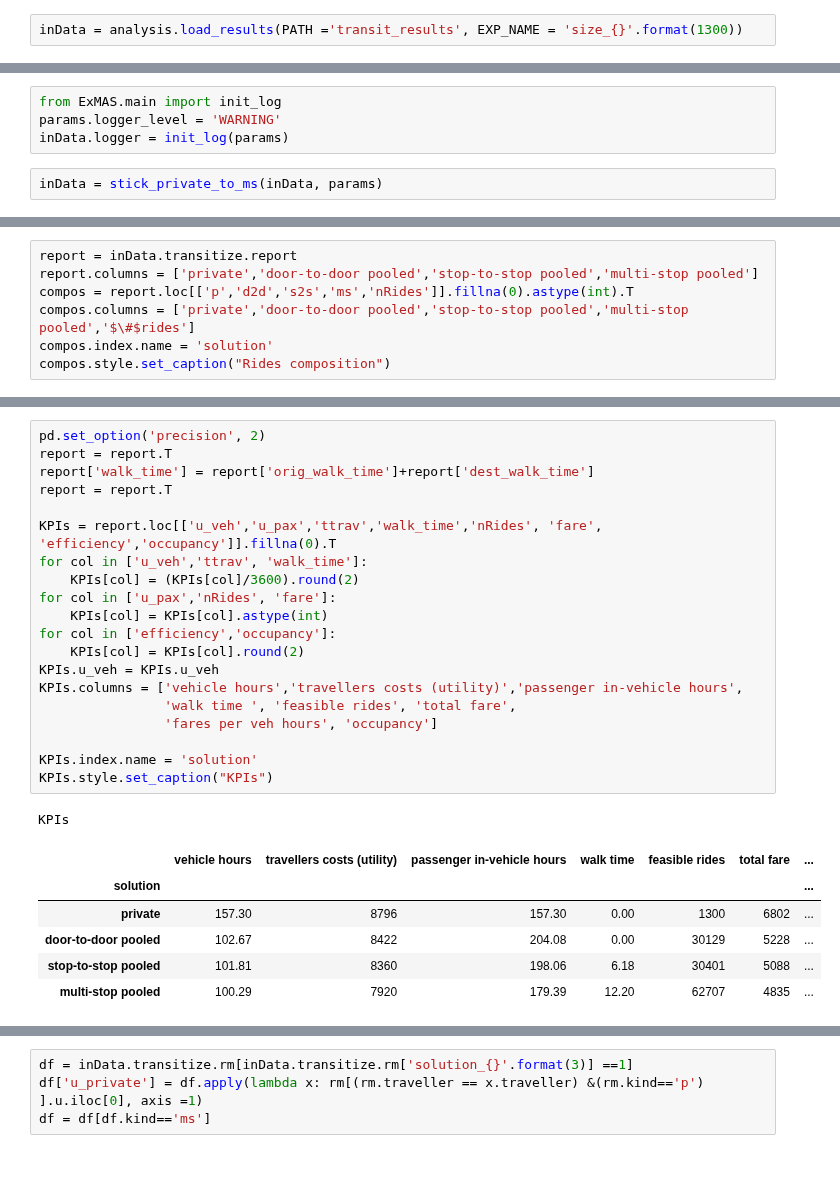
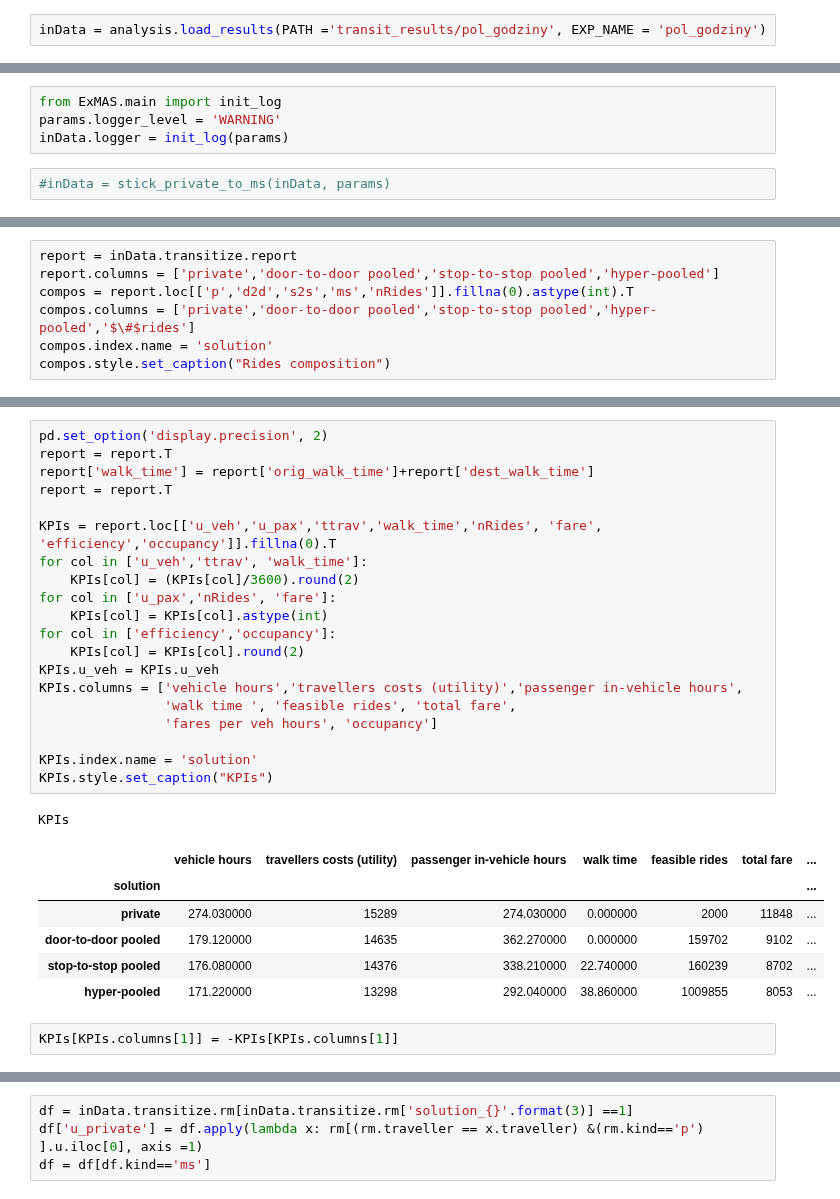
Before and after one commit to RafalKucharskiPK/ExMAS, a Jupyter notebook: ExMAS/spinoffs/tndp/ExExMAS_results.ipynb, the cells around one changed output, grey strips where cells are left out. Saved outputs shown, nothing was run; the diff lists cells and outputs as text; blank space fills up the shorter version.

```diff
--- a/ExMAS/spinoffs/tndp/ExExMAS_results.ipynb
+++ b/ExMAS/spinoffs/tndp/ExExMAS_results.ipynb
@@ -25,7 +27,7 @@ os.environ["PATH"] += os.pathsep + '/Library/TeX/texbin'
 # %%
 params = ExMAS.utils.get_config('ExMAS/data/configs/transit.json')  # load the default
 # %%
-inData = analysis.load_results(PATH ='transit_results', EXP_NAME = 'size_{}'.format(1300))
+inData = analysis.load_results(PATH ='transit_results/pol_godziny', EXP_NAME = 'pol_godziny')
 # %%
 inData.transitize.requests = analysis.PT_utility(inData.transitize.requests, params)
 # %%
@@ -40,5 +42,5 @@ from ExMAS.main import init_log
 params.logger_level = 'WARNING'
 inData.logger = init_log(params)
 # %%
-inData = stick_private_to_ms(inData, params)
+#inData = stick_private_to_ms(inData, params)
 # %%
@@ -70,8 +68,8 @@ inData.transitize.rm[inData.transitize.rm.kind == 'p'].traveller.nunique()
 # %%
 report = inData.transitize.report
-report.columns = ['private','door-to-door pooled','stop-to-stop pooled','multi-stop pooled']
+report.columns = ['private','door-to-door pooled','stop-to-stop pooled','hyper-pooled']
 compos = report.loc[['p','d2d','s2s','ms','nRides']].fillna(0).astype(int).T
-compos.columns = ['private','door-to-door pooled','stop-to-stop pooled','multi-stop pooled','$\#$rides']
+compos.columns = ['private','door-to-door pooled','stop-to-stop pooled','hyper-pooled','$\#$rides']
 compos.index.name = 'solution'
 compos.style.set_caption("Rides composition")
 # %% [output]
@@ -99,31 +131,33 @@ multi-stop pooled   &      400 &                  792 &                   18 &
 # %%
-pd.set_option('precision', 2)
+pd.set_option('display.precision', 2)
 report = report.T
 report['walk_time'] = report['orig_walk_time']+report['dest_walk_time']
 report = report.T
 
 KPIs = report.loc[['u_veh','u_pax','ttrav','walk_time','nRides', 'fare', 'efficiency','occupancy']].fillna(0).T
 for col in ['u_veh','ttrav', 'walk_time']:
     KPIs[col] = (KPIs[col]/3600).round(2)
 for col in ['u_pax','nRides', 'fare']:
     KPIs[col] = KPIs[col].astype(int)
 for col in ['efficiency','occupancy']:
     KPIs[col] = KPIs[col].round(2)
 KPIs.u_veh = KPIs.u_veh
 KPIs.columns = ['vehicle hours','travellers costs (utility)','passenger in-vehicle hours',
                 'walk time ', 'feasible rides', 'total fare',
                 'fares per veh hours', 'occupancy']
 
 KPIs.index.name = 'solution'
 KPIs.style.set_caption("KPIs")
 # %% [output]
 KPIs
 |  | vehicle hours | travellers costs (utility) | passenger in-vehicle hours | walk time | feasible rides | total fare | ... |
 | solution |  |  |  |  |  |  | ... |
-| private | 157.30 | 8796 | 157.30 | 0.00 | 1300 | 6802 | ... |
-| door-to-door pooled | 102.67 | 8422 | 204.08 | 0.00 | 30129 | 5228 | ... |
-| stop-to-stop pooled | 101.81 | 8360 | 198.06 | 6.18 | 30401 | 5088 | ... |
-| multi-stop pooled | 100.29 | 7920 | 179.39 | 12.20 | 62707 | 4835 | ... |
+| private | 274.030000 | 15289 | 274.030000 | 0.000000 | 2000 | 11848 | ... |
+| door-to-door pooled | 179.120000 | 14635 | 362.270000 | 0.000000 | 159702 | 9102 | ... |
+| stop-to-stop pooled | 176.080000 | 14376 | 338.210000 | 22.740000 | 160239 | 8702 | ... |
+| hyper-pooled | 171.220000 | 13298 | 292.040000 | 38.860000 | 1009855 | 8053 | ... |
+# %%
+KPIs[KPIs.columns[1]] = -KPIs[KPIs.columns[1]]
 # %%
 print(KPIs.to_latex())
 # %% [output]
```
Also changed, not shown: parts of 34 cells of this notebook, 17 other files.
